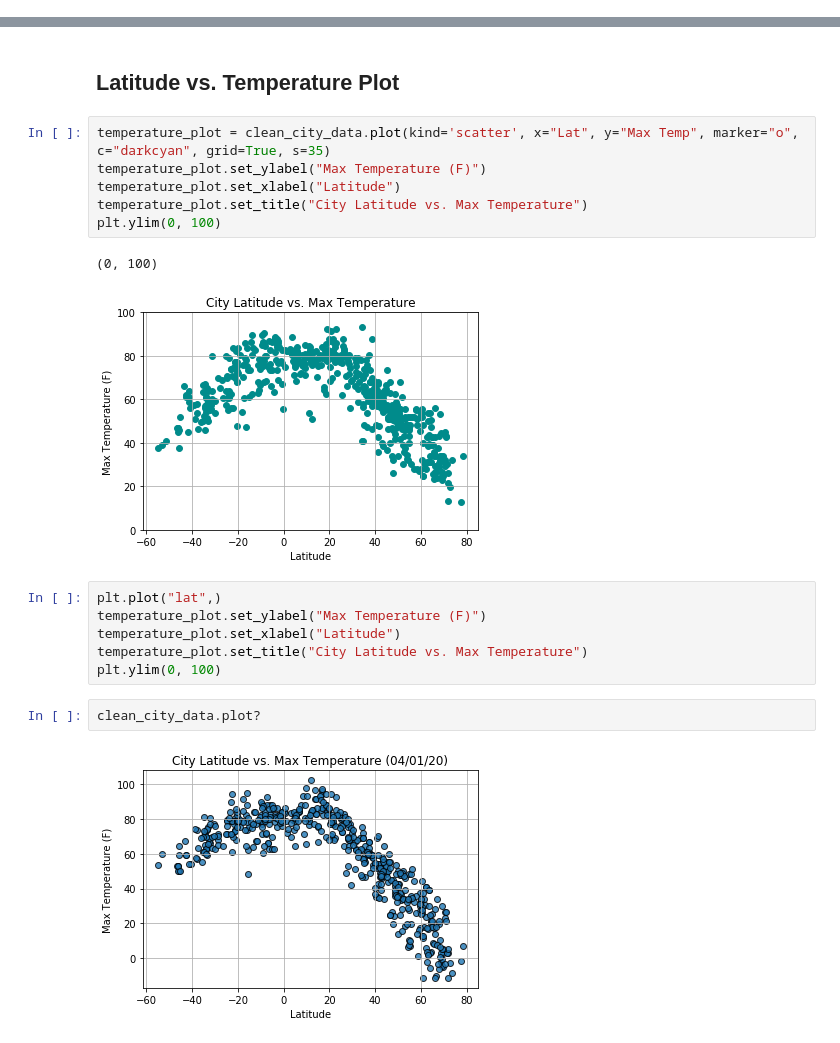
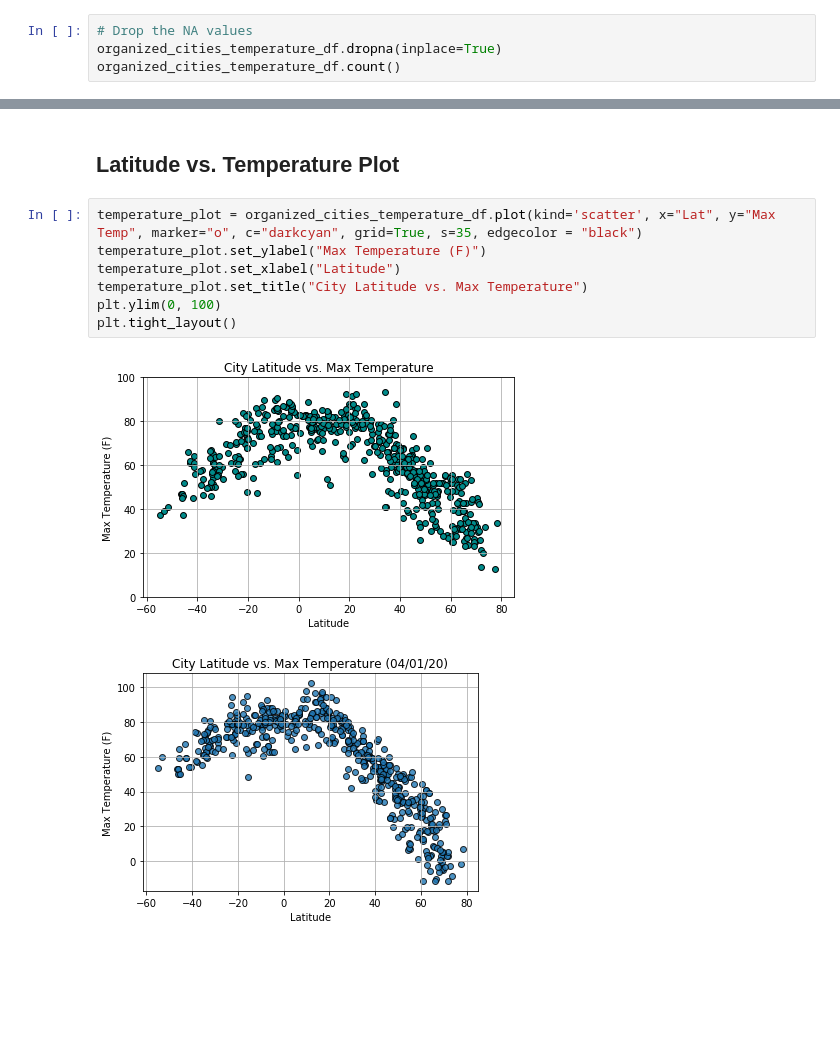
Before and after one commit to manuelamc14/api-demostrations, a Jupyter notebook: WeatherPy/WeatherPy.ipynb, the cells around one changed output, grey strips where cells are left out. Cells and saved outputs as stored; diff of their text form; blank space fills up the shorter version.

Commit message:
Plots completed

```diff
--- a/WeatherPy/WeatherPy.ipynb
+++ b/WeatherPy/WeatherPy.ipynb
@@ -186,0 +181,4 @@ organized_cities_temperature_df.head()
+# %%
+# Drop the NA values
+organized_cities_temperature_df.dropna(inplace=True)
+organized_cities_temperature_df.count()
@@ -269,22 +284,14 @@ clean_city_data.head()
 # %% [markdown]
 ## Latitude vs. Temperature Plot
 # %%
-temperature_plot = clean_city_data.plot(kind='scatter', x="Lat", y="Max Temp", marker="o", c="darkcyan", grid=True, s=35)
+temperature_plot = organized_cities_temperature_df.plot(kind='scatter', x="Lat", y="Max Temp", marker="o", c="darkcyan", grid=True, s=35, edgecolor = "black")
 temperature_plot.set_ylabel("Max Temperature (F)")
 temperature_plot.set_xlabel("Latitude")
 temperature_plot.set_title("City Latitude vs. Max Temperature")
 plt.ylim(0, 100)
+plt.tight_layout()
 # %% [output]
-(0, 100)
-[figure, old version]
+[figure, new version]
-# %%
-plt.plot("lat",)
-temperature_plot.set_ylabel("Max Temperature (F)")
-temperature_plot.set_xlabel("Latitude")
-temperature_plot.set_title("City Latitude vs. Max Temperature")
-plt.ylim(0, 100)
-# %%
-clean_city_data.plot?
 # %%
 # %% [output]
 [figure]
```
Also changed, not shown: parts of 8 cells of this notebook.
